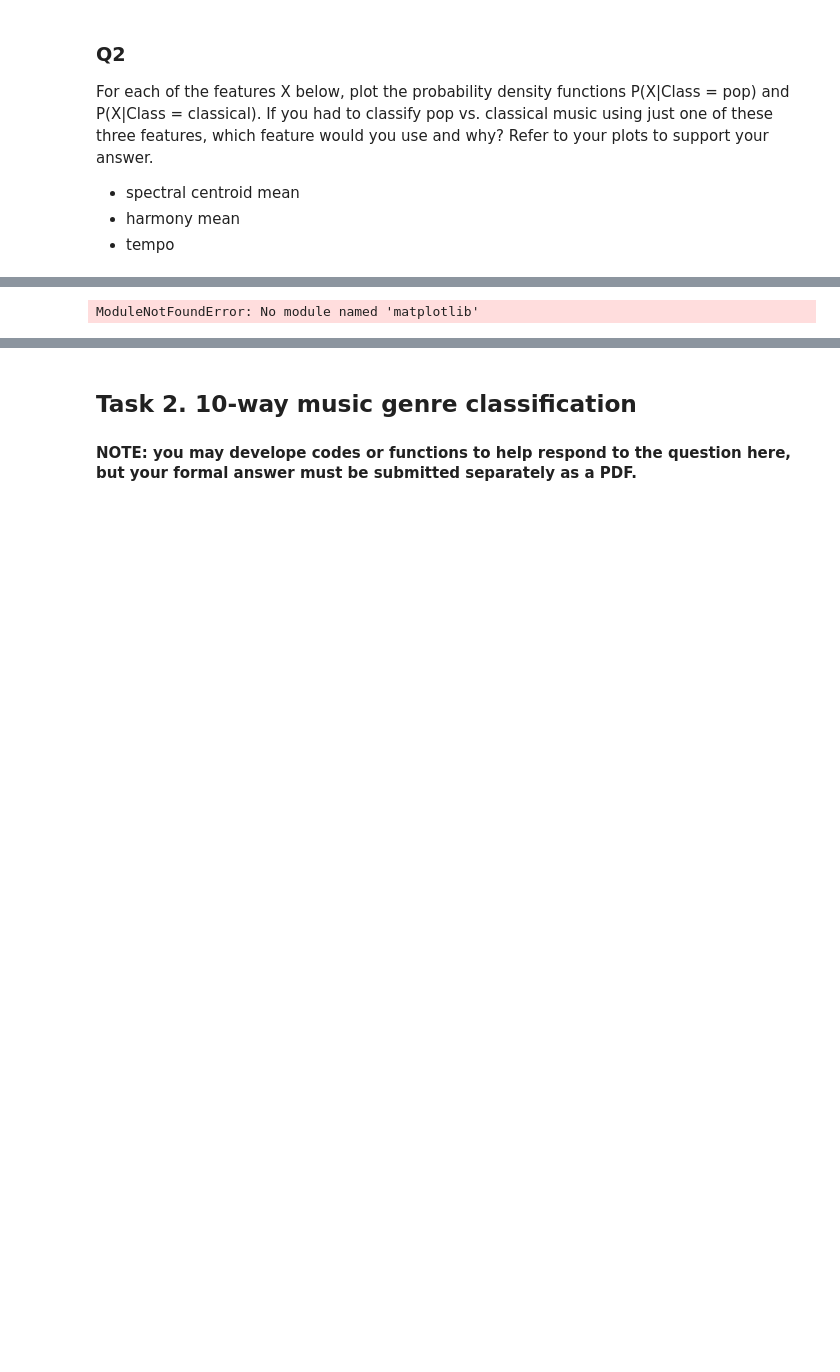
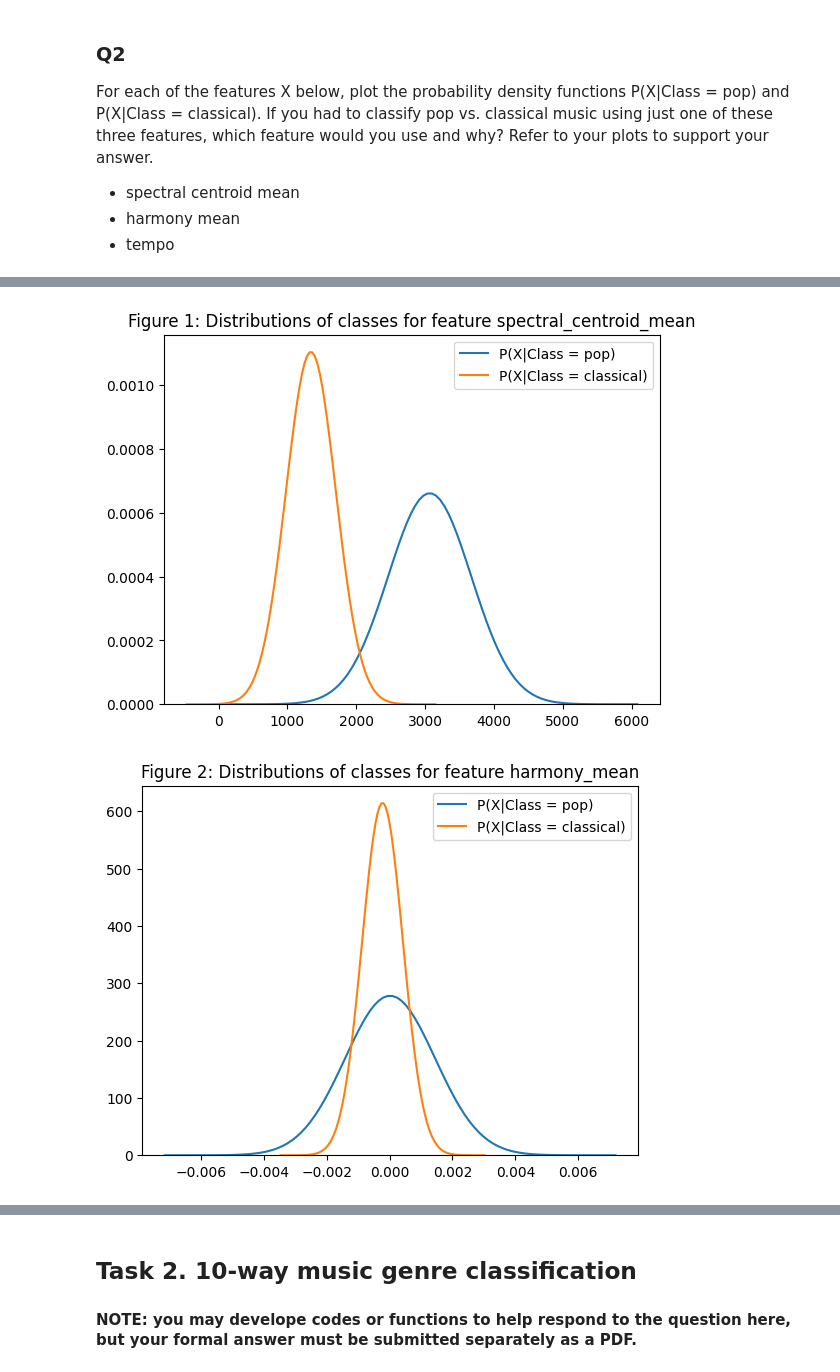
Before and after one commit to jaistraf/Machine-Learning-Project_1, a Jupyter notebook: COMP30027_2023_asst1_template.ipynb, the cells around one changed output, grey strips where cells are left out. Cells and saved outputs as stored; diff of their text form; code cells hidden in the pictures; blank space fills up the shorter version.

```diff
--- a/COMP30027_2023_asst1_template.ipynb
+++ b/COMP30027_2023_asst1_template.ipynb
@@ -137,12 +142,15 @@ labels = ['pop', 'classical']
 # %%
-import matplotlib.pyplot as plt
-from scipy.stats import norm
 for feat in features:
     for lab in labels:
-        mu = likelihood[feature][lab]['mu']
-        sd = likelihood[feature][lab]['sd']
-        x = np.linspace(mu - 3*sd, mu + 3*sd, 100)
-        plt.plot(x, stats.norm.pdf(x, mu, sigma))
-        plt.show()
+        mu = likelihood[feat][lab]['mu']
+        sd = likelihood[feat][lab]['sd']
+        x = np.linspace(mu - 5*sd, mu + 5*sd, 100)
+        plt.plot(x, norm.pdf(x, mu, sd))
+    plt.title("Figure {}: Distributions of classes for feature {}".format(features.index(feat)+1,feat))
+    plt.legend(["P(X|Class = {})".format(lab) for lab in labels])
+    ylim = plt.gca().get_ylim()
+    plt.ylim([0, ylim[1]])
+    plt.show()
 # %% [output]
-ModuleNotFoundError: No module named 'matplotlib'
+[figure, added]
+[figure, added]
```
Also changed, not shown: parts of 5 cells of this notebook, 3 other files.
